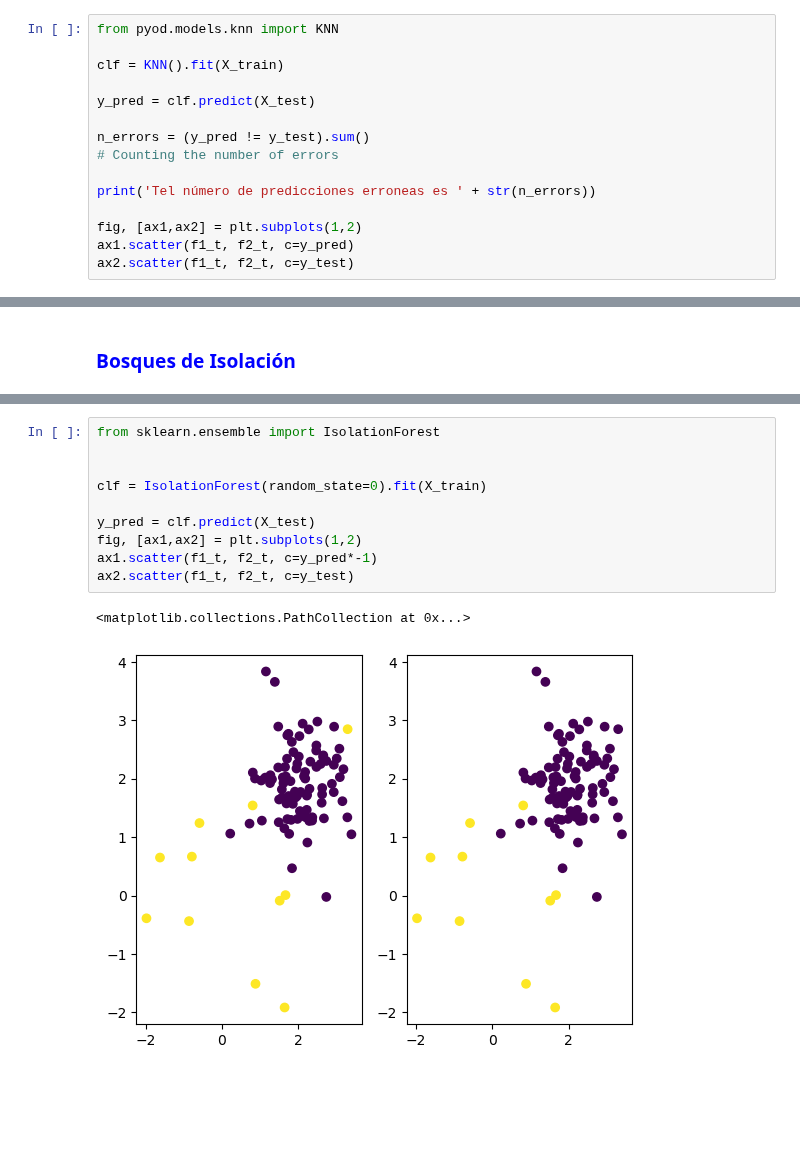
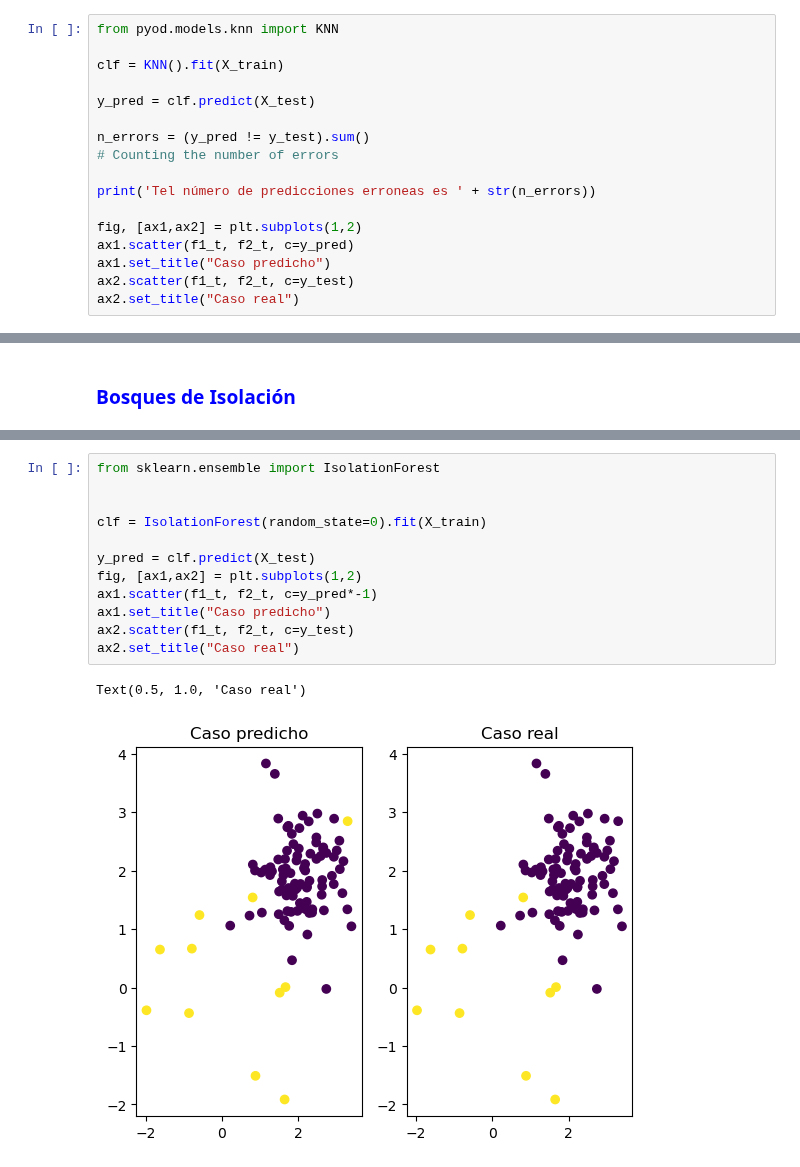
Before and after one commit to AprendizajeProfundo/diplomado-ciencia-de-datos, a Jupyter notebook: Matematicas-Estadistica/Cuadernos/anomalias.ipynb, the cells around one changed output, grey strips where cells are left out. Cells and saved outputs as stored; diff of their text form; blank space fills up the shorter version.

```diff
--- a/Matematicas-Estadistica/Cuadernos/anomalias.ipynb
+++ b/Matematicas-Estadistica/Cuadernos/anomalias.ipynb
@@ -185,6 +185,8 @@ print('Tel número de predicciones erroneas es ' + str(n_errors))
 
 fig, [ax1,ax2] = plt.subplots(1,2)
 ax1.scatter(f1_t, f2_t, c=y_pred)
+ax1.set_title("Caso predicho")
 ax2.scatter(f1_t, f2_t, c=y_test)
+ax2.set_title("Caso real")
 # %% [output]
 Tel número de predicciones erroneas es 0
@@ -227,13 +229,15 @@ Esta tecnica se aprovecha de dos propiedades de los datos anómalos.
 # %%
 from sklearn.ensemble import IsolationForest
 
 
 clf = IsolationForest(random_state=0).fit(X_train)
 
 y_pred = clf.predict(X_test)
 fig, [ax1,ax2] = plt.subplots(1,2)
 ax1.scatter(f1_t, f2_t, c=y_pred*-1)
+ax1.set_title("Caso predicho")
 ax2.scatter(f1_t, f2_t, c=y_test)
+ax2.set_title("Caso real")
 # %% [output]
-<matplotlib.collections.PathCollection at 0x...>
+Text(0.5, 1.0, 'Caso real')
-[figure, old version]
+[figure, new version]
```
Also changed, not shown: parts of 5 cells of this notebook.
